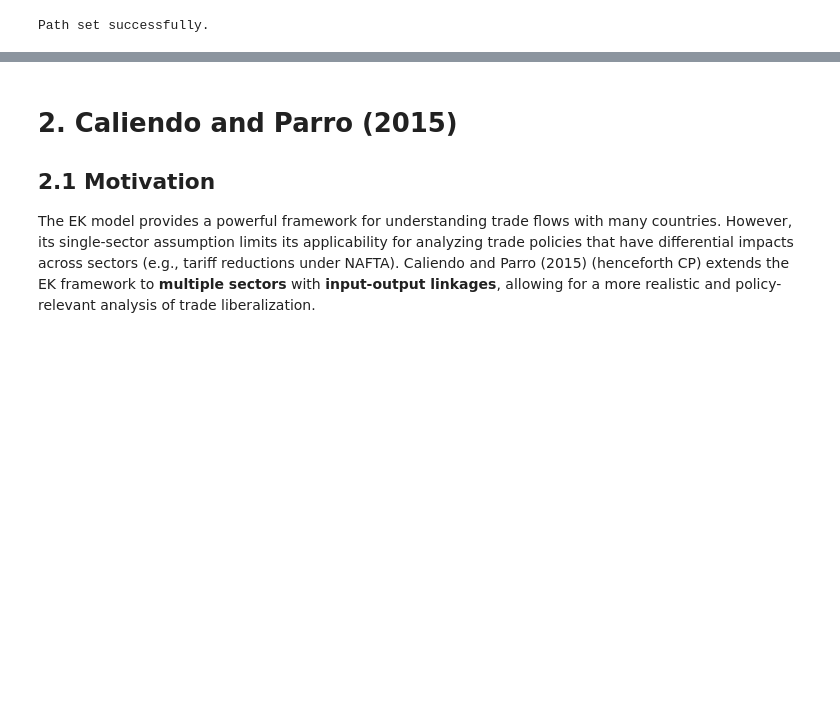
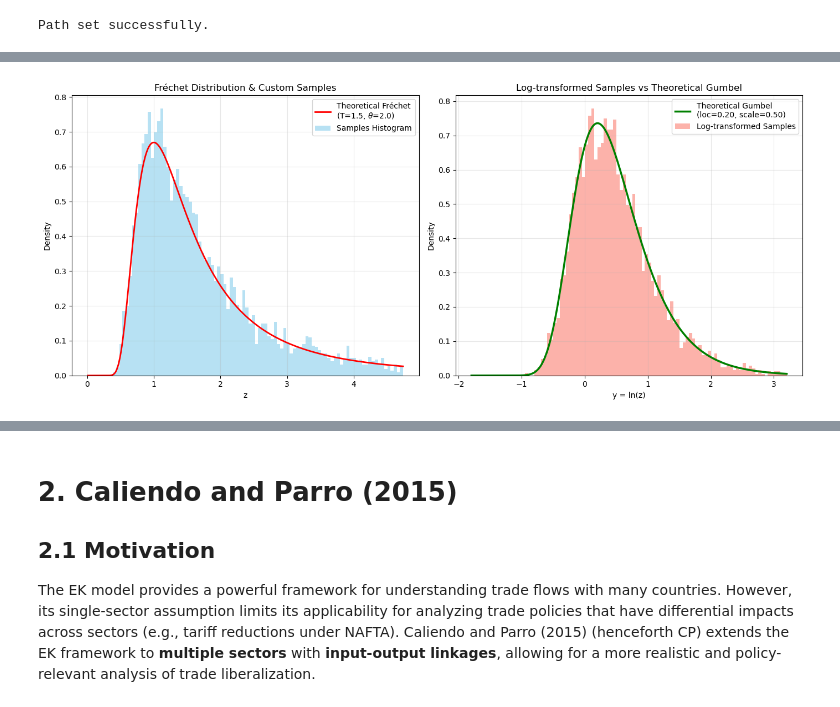
Before and after one commit to Zhuangfu-Zhao/Tombe-Zhu-2019-Replication-python-version-, a Jupyter notebook: TomebeZhu.ipynb, the cells around one changed output, grey strips where cells are left out. Saved outputs shown, nothing was run; the diff lists cells and outputs as text; code cells hidden in the pictures; blank space fills up the shorter version.

```diff
--- a/TomebeZhu.ipynb
+++ b/TomebeZhu.ipynb
@@ -45,3 +45,7 @@ interactive(children=(FloatSlider(value=2.0, description='T:', max=10.0, min=0.5
+# %%
+plot_frechet_gumbel()
+# %% [output]
+[figure, added]
 # %% [markdown]
 ## 1.3 Four Key Results
 The market is perfectly competitive: $p_{ni} = \frac{\tau_{ni}c_i}{z_i}$.
```
Also changed, not shown: parts of 20 cells of this notebook, 1 other file.
